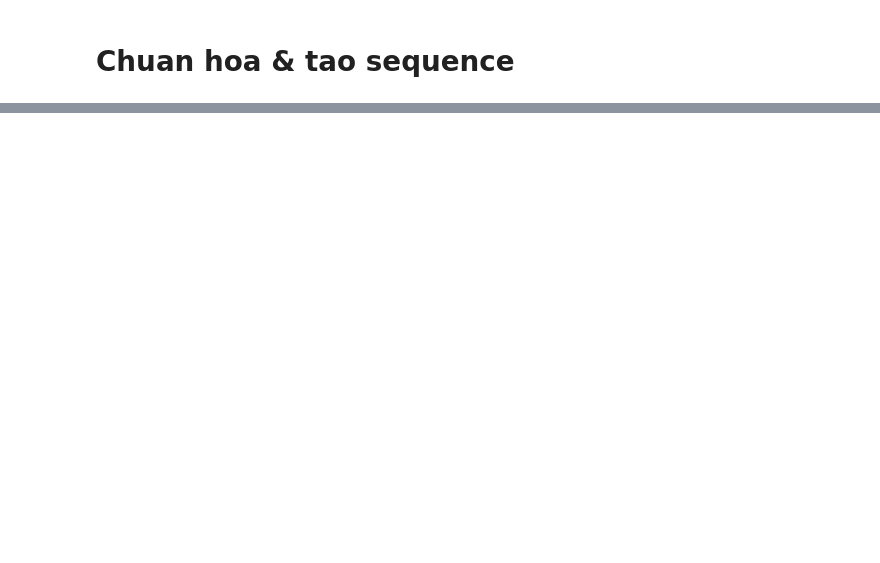
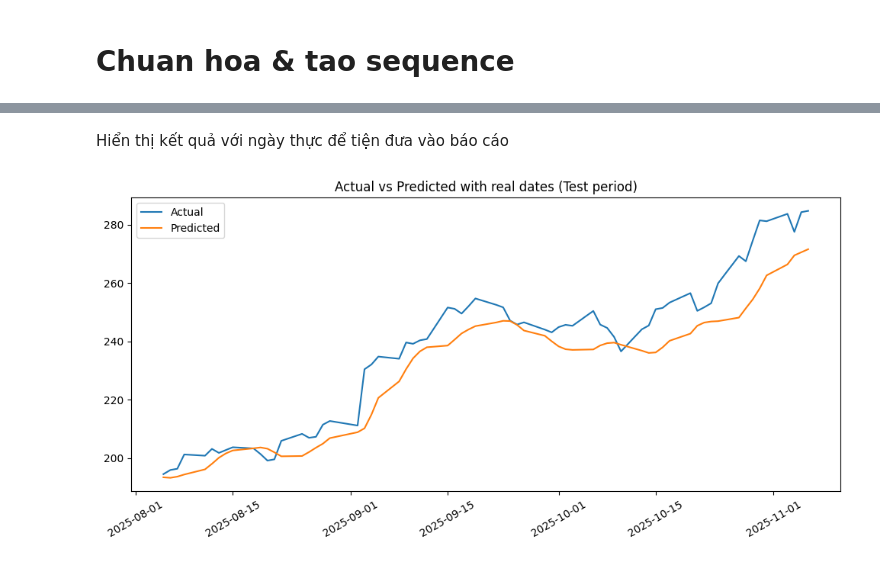
Before and after one commit to nmhkha/DL_Practice, a Jupyter notebook: Lap/StockPriceForecasting.ipynb, the cells around one changed output, grey strips where cells are left out. Saved outputs shown, nothing was run; the diff lists cells and outputs as text; code cells hidden in the pictures; blank space fills up the shorter version.

```diff
--- a/Lap/StockPriceForecasting.ipynb
+++ b/Lap/StockPriceForecasting.ipynb
@@ -259,0 +483,17 @@ X shape: (441, 60, 1) y shape: (441,)
+# %% [markdown]
+Hiển thị kết quả với ngày thực để tiện đưa vào báo cáo
+# %%
+# Optional: map test samples back to original dates for clearer plot
+# Khi tạo sequences, sample i corresponds to raw day index i+SEQ_LEN
+dates = close.index[SEQ_LEN:]  # dates aligned with X/y samples
+test_dates = dates[sample_cut_train + val_samples : sample_cut_train + val_samples + len(trues_price)]
+# Nếu lengths khớp, ta có thể dùng test_dates as x-axis
+plt.figure(figsize=(12,5))
+plt.plot(test_dates, trues_price.flatten(), label="Actual")
+plt.plot(test_dates, preds_price.flatten(), label="Predicted")
+plt.xticks(rotation=30)
+plt.legend()
+plt.title("Actual vs Predicted with real dates (Test period)")
+plt.show()
+# %% [output]
+[figure, added]
```
Also changed, not shown: parts of 23 cells of this notebook, 2 other files.
